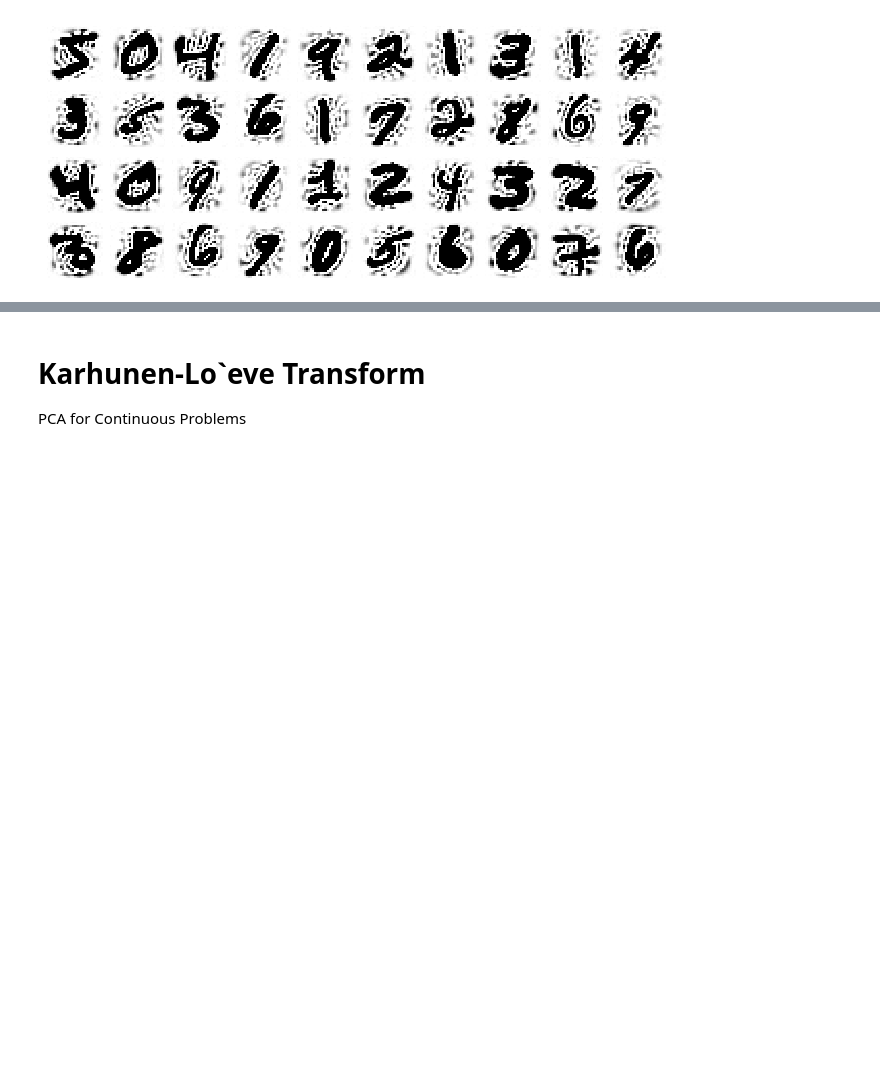
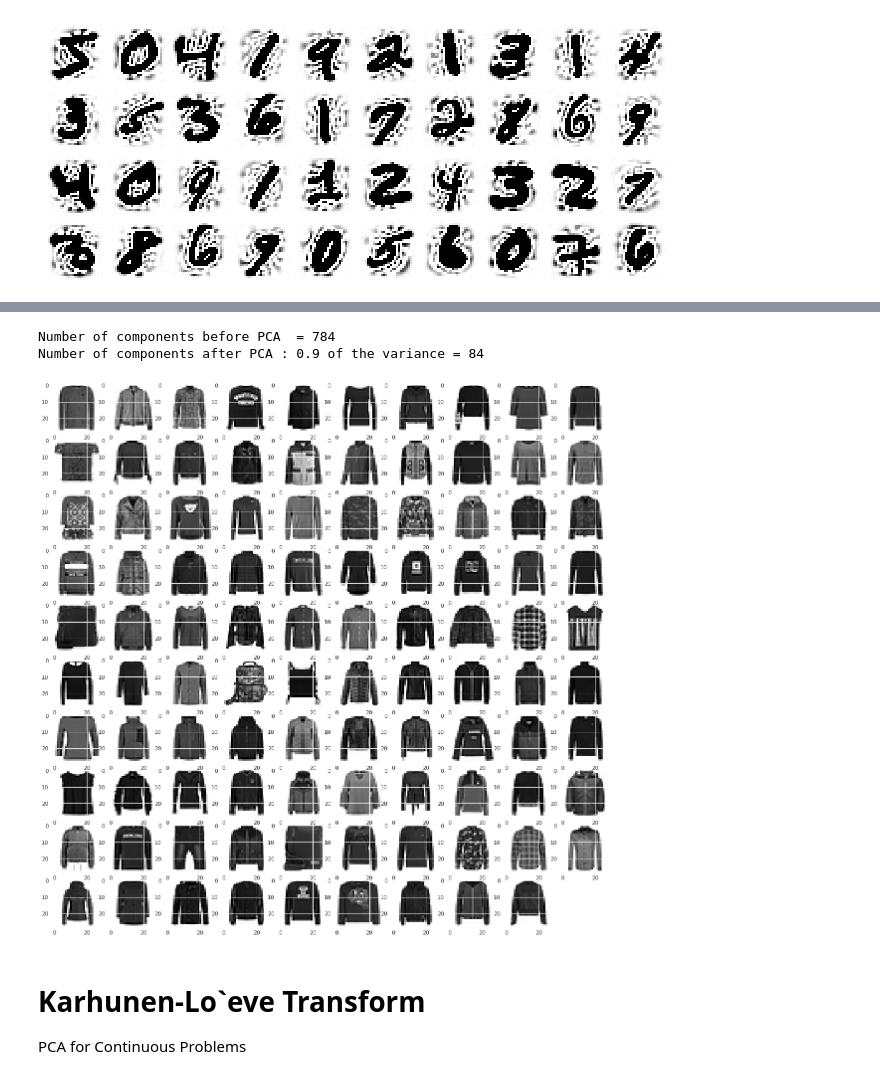
Before and after one commit to matteoalberti/Lectures_introUML_Experis2020, a Jupyter notebook: Dimensionality_Reduction/Day2.ipynb, the cells around one changed output, grey strips where cells are left out. Drawn from its saved outputs; the diff is of its cells as text; code cells hidden in the pictures; blank space fills up the shorter version.

```diff
--- a/Dimensionality_Reduction/Day2.ipynb
+++ b/Dimensionality_Reduction/Day2.ipynb
@@ -459,3 +488,35 @@ Minimum number of components : 160
+# %%
+pca = PCA(0.9).fit(x_train_unroll)
+components = pca.transform(x_train_unroll)
+
+print("Number of components before PCA  = " + str(x_train_unroll.shape[1]))
+print("Number of components after PCA : 0.9 of the variance = " + str(pca.n_components_))
+# %% [output]
+Number of components before PCA  = 784
+Number of components after PCA : 0.9 of the variance = 84
+# %%
+kmeans = KMeans(n_clusters=10,init='k-means++',max_iter=300, n_init=12, random_state=0).fit(components)
+# %%
+G = len(np.unique(kmeans.labels_)) #Number of labels
+#2D matrix  for an array of indexes of the given label
+cluster_index= [[] for i in range(G)]
+for i, label in enumerate(kmeans.labels_,0):
+    for n in range(G):
+        if label == n:
+            cluster_index[n].append(i)
+        else:
+            continue
+#Visualisation for clusters = clust
+plt.figure(figsize=(20,20));
+clust = 3 #enter label number to visualise
+num = 100 #num of data to visualize from the cluster
+for i in range(1,num):
+    plt.subplot(10, 10, i); #(Number of rows, Number of column per row, item number)
+    plt.imshow(x_train[cluster_index[clust][i+10]].reshape(x_train.shape[1], x_train.shape[2]), cmap = plt.cm.binary);
+
+plt.show()
+# %% [output]
+[figure, added]
 # %% [markdown]
 # Karhunen-Lo`eve Transform
 
```
Also changed, not shown: parts of 6 cells of this notebook.
